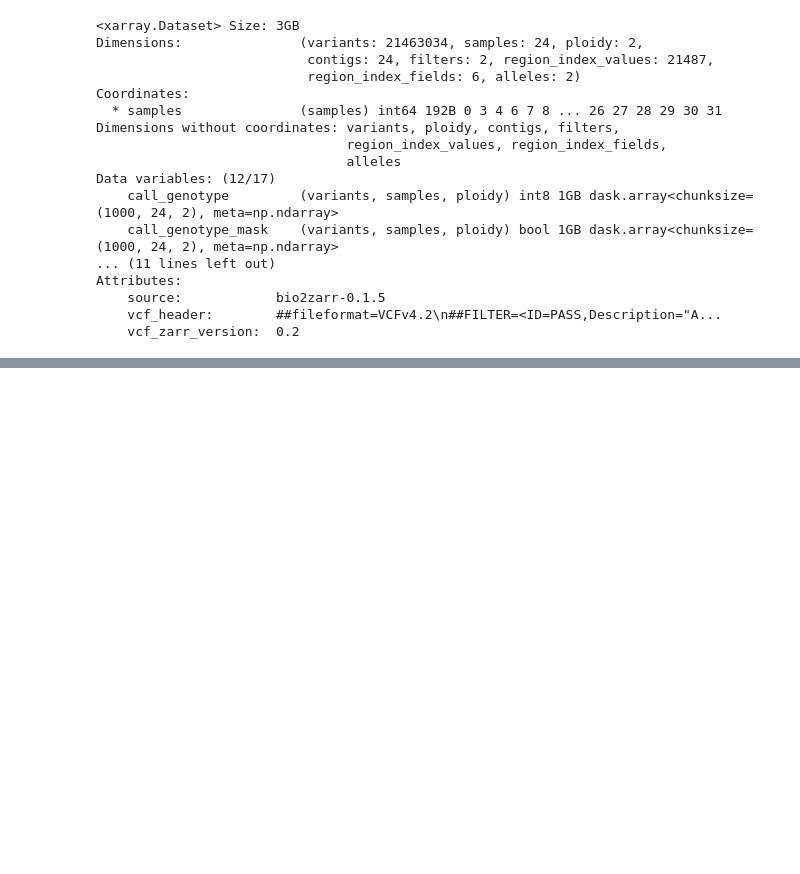
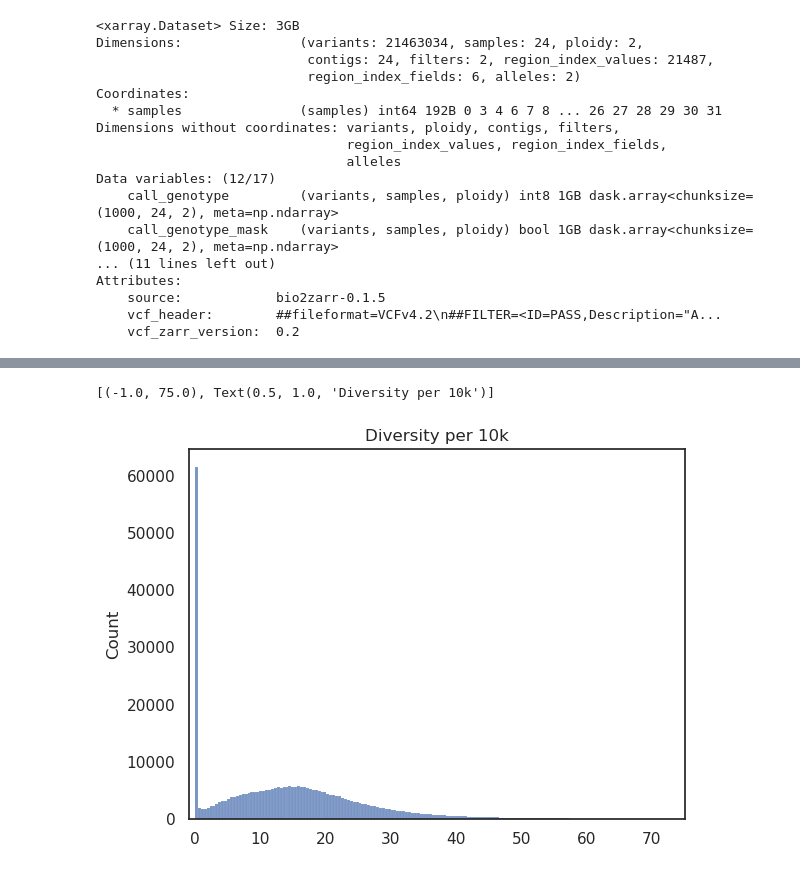
Before and after one commit to erikfogh/selection_primates, a Jupyter notebook: notebooks/pilot04_gorilla_window_diversity.ipynb, the cells around one changed output, grey strips where cells are left out. Drawn from its saved outputs; the diff is of its cells as text; code cells hidden in the pictures; blank space fills up the shorter version.

```diff
--- a/notebooks/pilot04_gorilla_window_diversity.ipynb
+++ b/notebooks/pilot04_gorilla_window_diversity.ipynb
@@ -66,5 +100,7 @@ Attributes:
     vcf_header:        ##fileformat=VCFv4.2\n##FILTER=<ID=PASS,Description="A...
     vcf_zarr_version:  0.2
 # %%
-ds_w = sg.window_by_position(dstest, size=10000)
+# Going to use 10000 variant windows as filtering is not that easy without a coverage map.
+window_size = 10000
+ds_w = sg.window_by_position(dstest, size=window_size)
 ds_d = sg.diversity(ds_w) # It crashes on very large windows, but works in the 1k-10k range.
@@ -90,0 +107,5 @@ array([[18.05555556, 20.50744488],
+# %%
+# Note how I generate a new coordinate to filter/plot by, and make sure to add the relevant dimensions to it.
+window_starts_bp = pd.DataFrame({"window_contig":ds_d.window_contig}).groupby("window_contig").cumcount().values*window_size
+ds_d["w_s_bp"] = (["windows"], window_starts_bp)
+ds_d
@@ -90,0 +150,10 @@ array([[18.05555556, 20.50744488],
+# %%
+ds_vi = ds_d.set_index(variants=("variant_contig", "variant_position"))
+# %%
+div_stats_x = ds_vi.sel(variant_contig = 23)["stat_diversity"].values
+# %%
+g = sns.histplot(div_stats_x[:,0])
+g.set(xlim=(-1, 75), title="Diversity per 10k")
+# %% [output]
+[(-1.0, 75.0), Text(0.5, 1.0, 'Diversity per 10k')]
+[figure, added]
```
Also changed, not shown: parts of 55 cells of this notebook.
